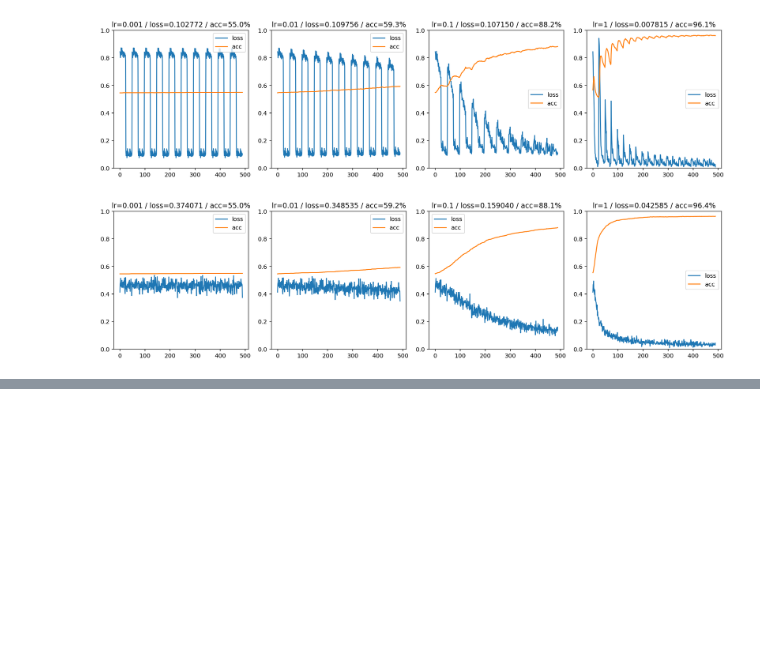
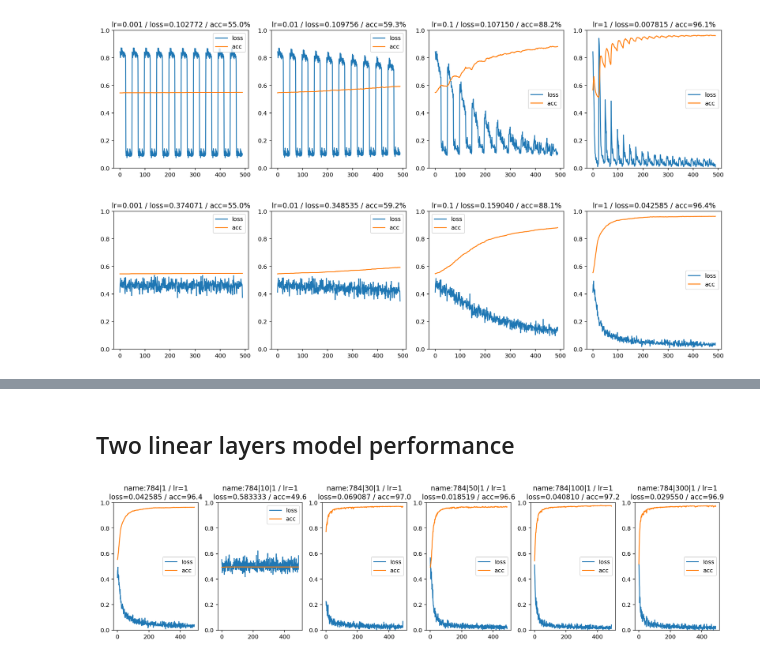
Before and after one commit to finale80/fastbook, a Jupyter notebook: notebooks/chapter04_mnist_basics.ipynb, the cells around one changed output, grey strips where cells are left out. Drawn from its saved outputs; the diff is of its cells as text; code cells hidden in the pictures; blank space fills up the shorter version.

```diff
--- a/notebooks/chapter04_mnist_basics.ipynb
+++ b/notebooks/chapter04_mnist_basics.ipynb
@@ -794,0 +613,16 @@ plt.tight_layout()
+# %%
+class SingleLinearLayerModel(ModelSkeleton):
+    def __init__(self, size, *args, **kwargs):
+        params = linear_layer(size, 1)
+        super().__init__([params], *args, **kwargs)
+
+    def predict(self, x):
+        w, b = self.params[0]
+        return (x@w + b).sigmoid()
+
+    def loss(self, y_pred, y_true):
+        return torch.where(y_true == 0, 1-y_pred, y_pred).mean()
+
+    def accuracy(self, y_pred, y_true):
+        pred_labels = torch.where(y_pred > 0.5, 0, 1)
+        return (pred_labels == y_true).sum().item()
@@ -794,0 +748,2 @@ plt.tight_layout()
+# %% [markdown]
+## Two linear layers model performance
@@ -794,0 +786,14 @@ plt.tight_layout()
+# %%
+fig, axes = plt.subplots(nrows=1, ncols=6, figsize=(15,4))
+
+for ax, hidden_sizes in zip(axes, (None, [10], [30], [50], [100], [300])):
+    init_random_seed()
+    model = LinearLayersModel(28*28, hidden_sizes, 1)
+    optimizer = ModelOptimizer(model, lr=1)
+    trainer = ModelTrainer(model, optimizer, train_x, train_y, val_x, val_y, epochs=10)
+    trainer.fit()
+    trainer.plot_metrics(ax)
+
+plt.tight_layout()
+# %% [output]
+[figure, added]
```
Also changed, not shown: parts of 36 cells of this notebook, 1 other file.
